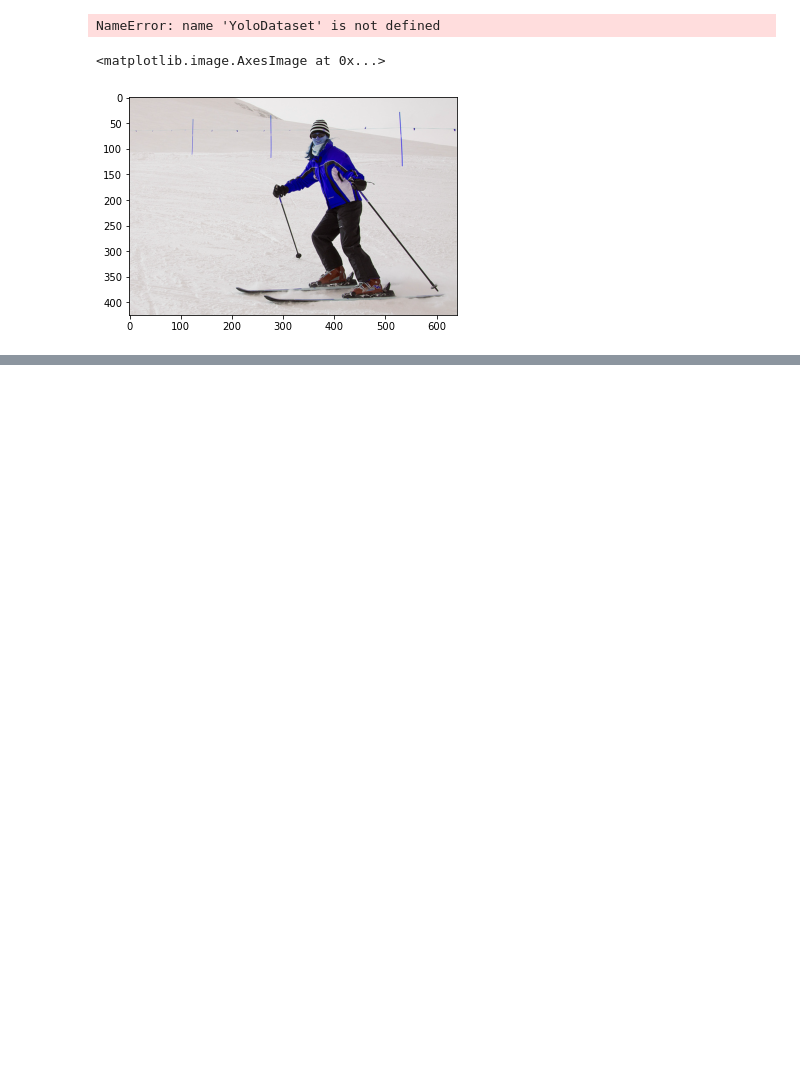
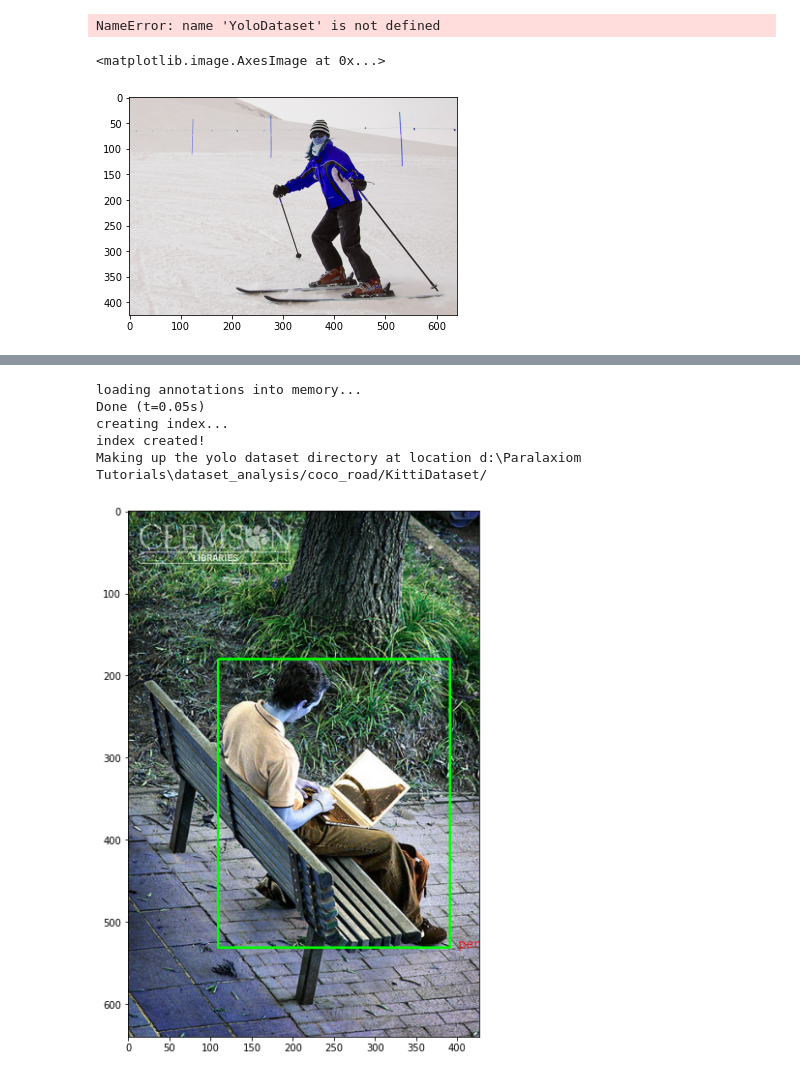
Before and after one commit to gaurav8341/dataset_analysis, a Jupyter notebook: DatasetAnalysis.ipynb, the cells around one changed output, grey strips where cells are left out. Cells and saved outputs as stored; diff of their text form; code cells hidden in the pictures; blank space fills up the shorter version.

```diff
--- a/DatasetAnalysis.ipynb
+++ b/DatasetAnalysis.ipynb
@@ -301,0 +305,15 @@ TypeError: Image data of dtype object cannot be converted to float
+# %%
+import random
+import CocoToKittiConverter
+
+KtDataset = CocoToKittiConverter.CocoToKittiConverter('D:\\Paralaxiom Tutorials\\dataset_analysis\\coco_road\\train.json', kittiPath="/coco_road/KittiDataset/")
+# %% [output]
+loading annotations into memory...
+Done (t=0.05s)
+creating index...
+index created!
+Making up the yolo dataset directory at location d:\Paralaxiom Tutorials\dataset_analysis/coco_road/KittiDataset/
+# %%
+plotImagesKiiti(path = 'D:\\Paralaxiom Tutorials\\dataset_analysis\\coco_road\\KittiDataset', imagePath = 'D:\\Paralaxiom Tutorials\\dataset_analysis\\coco_road\\images\\train')
+# %% [output]
+[figure, added]
```
Also changed, not shown: parts of 7 cells of this notebook, 3 other files.
